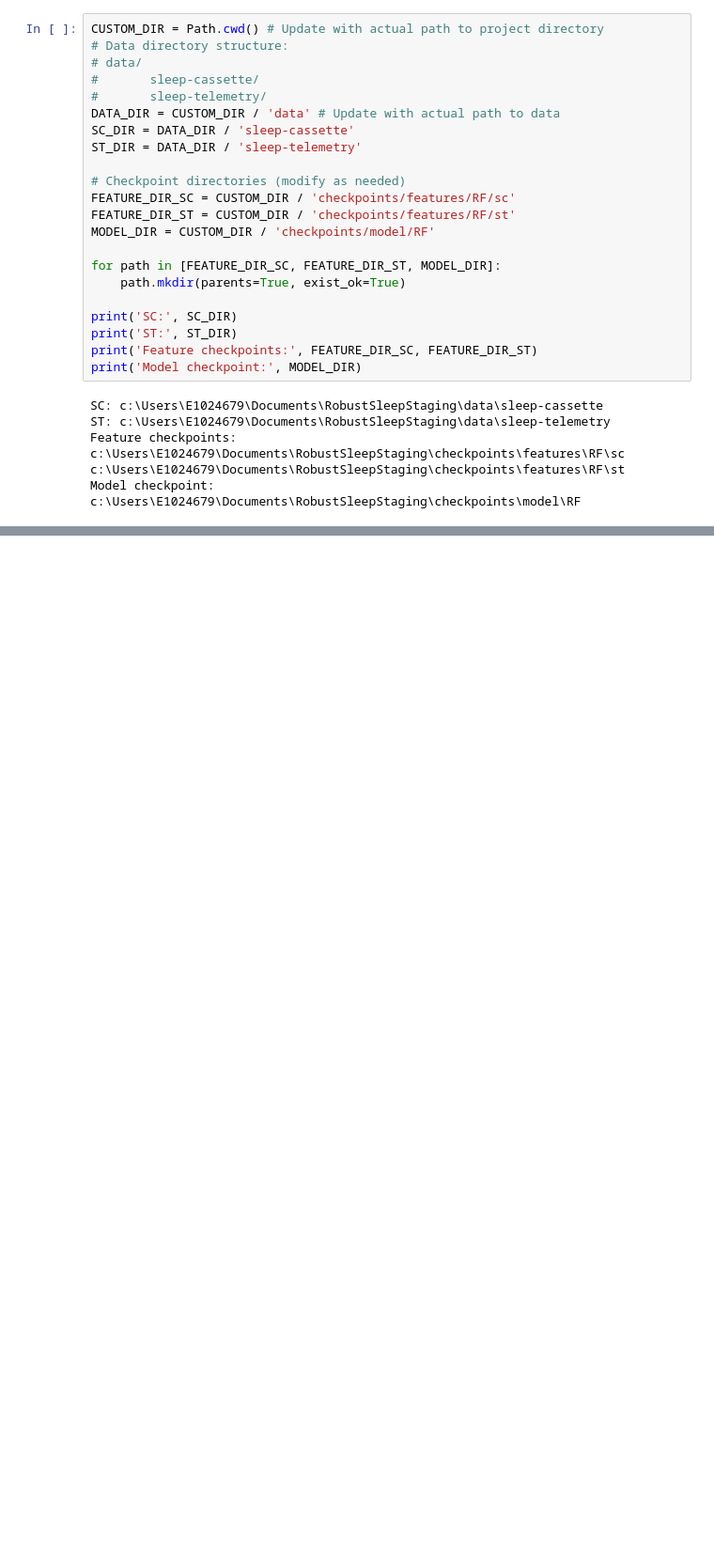
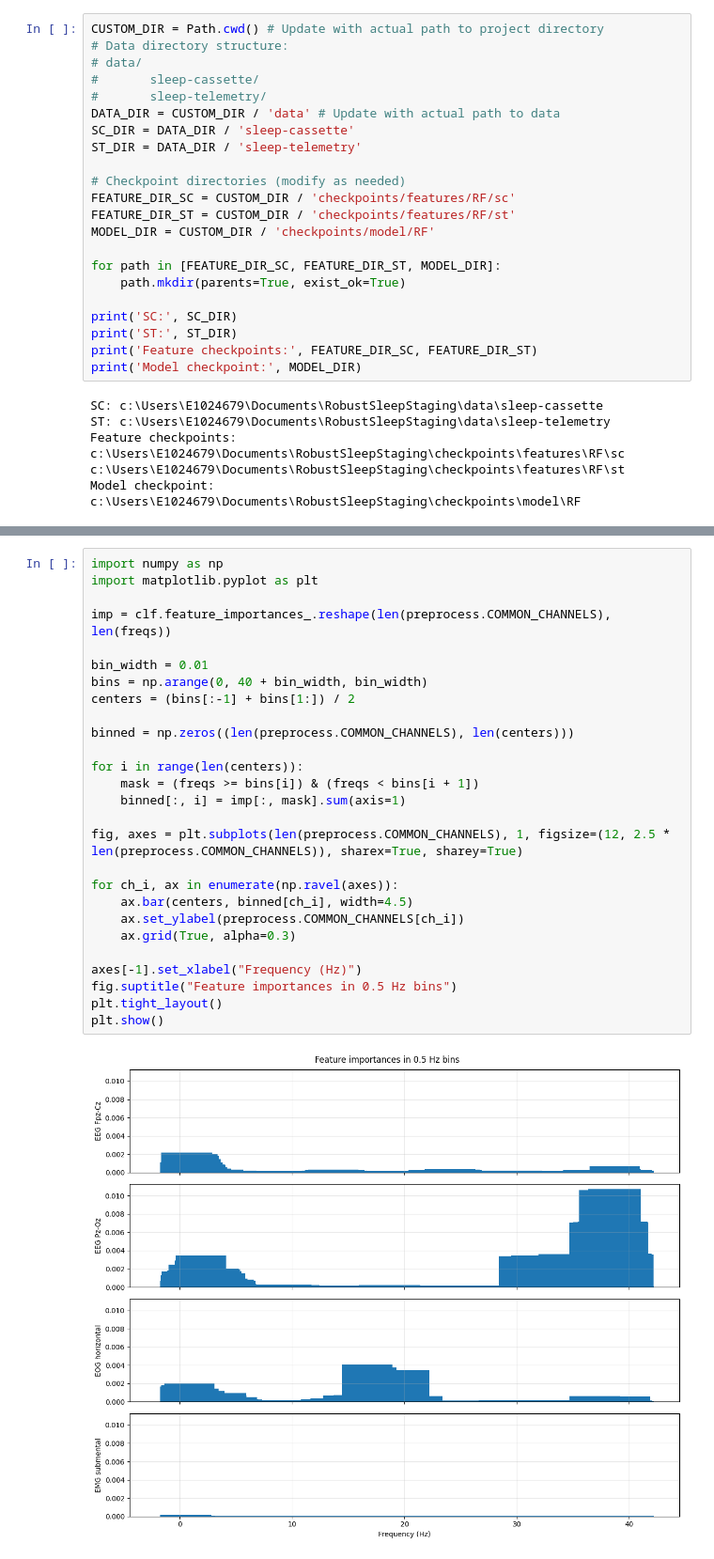
Before and after one commit to CarlaMalo/RobustSleepStaging, a Jupyter notebook: example_features.ipynb, the cells around one changed output, grey strips where cells are left out. Shown at 94% size. Cells and saved outputs as stored; diff of their text form; blank space fills up the shorter version.

```diff
--- a/example_features.ipynb
+++ b/example_features.ipynb
@@ -142,0 +238,29 @@ plt.tight_layout()
+# %%
+import numpy as np
+import matplotlib.pyplot as plt
+
+imp = clf.feature_importances_.reshape(len(preprocess.COMMON_CHANNELS), len(freqs))
+
+bin_width = 0.01
+bins = np.arange(0, 40 + bin_width, bin_width)
+centers = (bins[:-1] + bins[1:]) / 2
+
+binned = np.zeros((len(preprocess.COMMON_CHANNELS), len(centers)))
+
+for i in range(len(centers)):
+    mask = (freqs >= bins[i]) & (freqs < bins[i + 1])
+    binned[:, i] = imp[:, mask].sum(axis=1)
+
+fig, axes = plt.subplots(len(preprocess.COMMON_CHANNELS), 1, figsize=(12, 2.5 * len(preprocess.COMMON_CHANNELS)), sharex=True, sharey=True)
+
+for ch_i, ax in enumerate(np.ravel(axes)):
+    ax.bar(centers, binned[ch_i], width=4.5)
+    ax.set_ylabel(preprocess.COMMON_CHANNELS[ch_i])
+    ax.grid(True, alpha=0.3)
+
+axes[-1].set_xlabel("Frequency (Hz)")
+fig.suptitle("Feature importances in 0.5 Hz bins")
+plt.tight_layout()
+plt.show()
+# %% [output]
+[figure, added]
```
Also changed, not shown: parts of 7 cells of this notebook, 3 other files.
